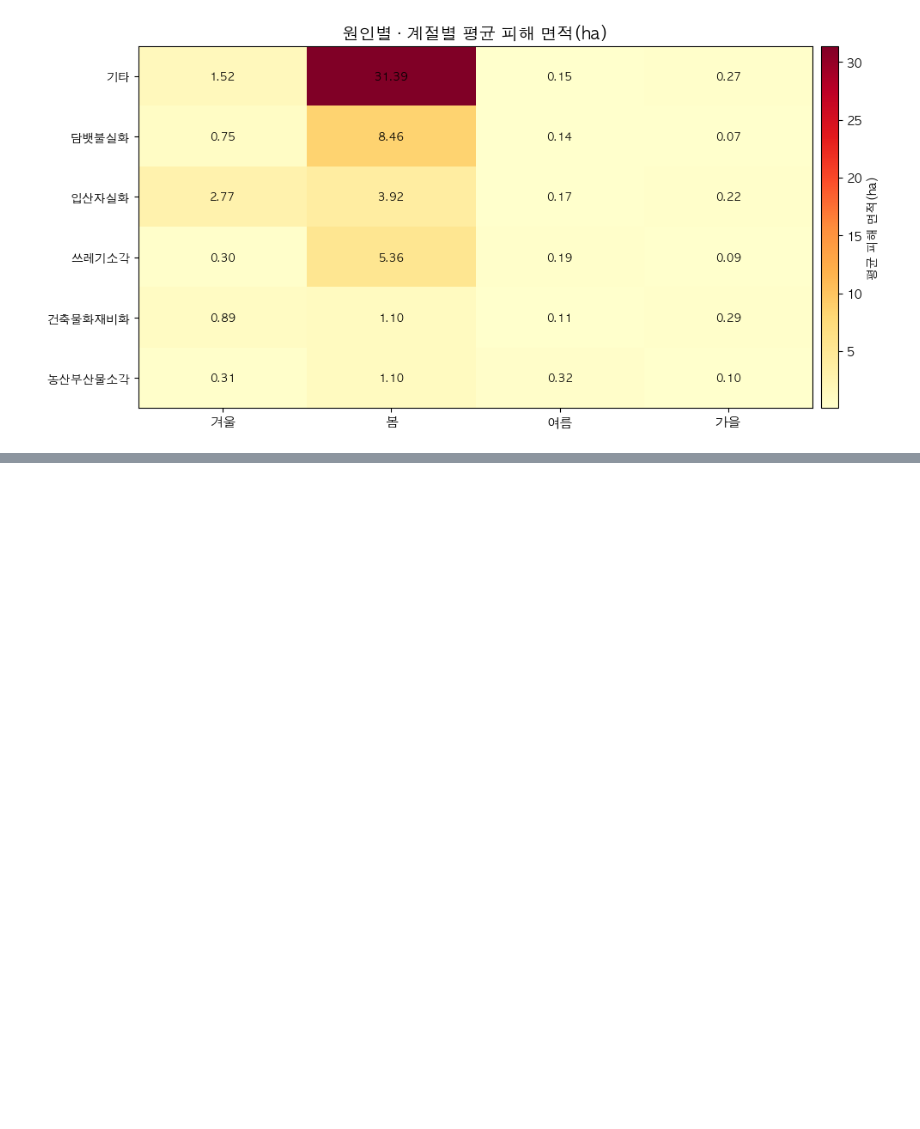
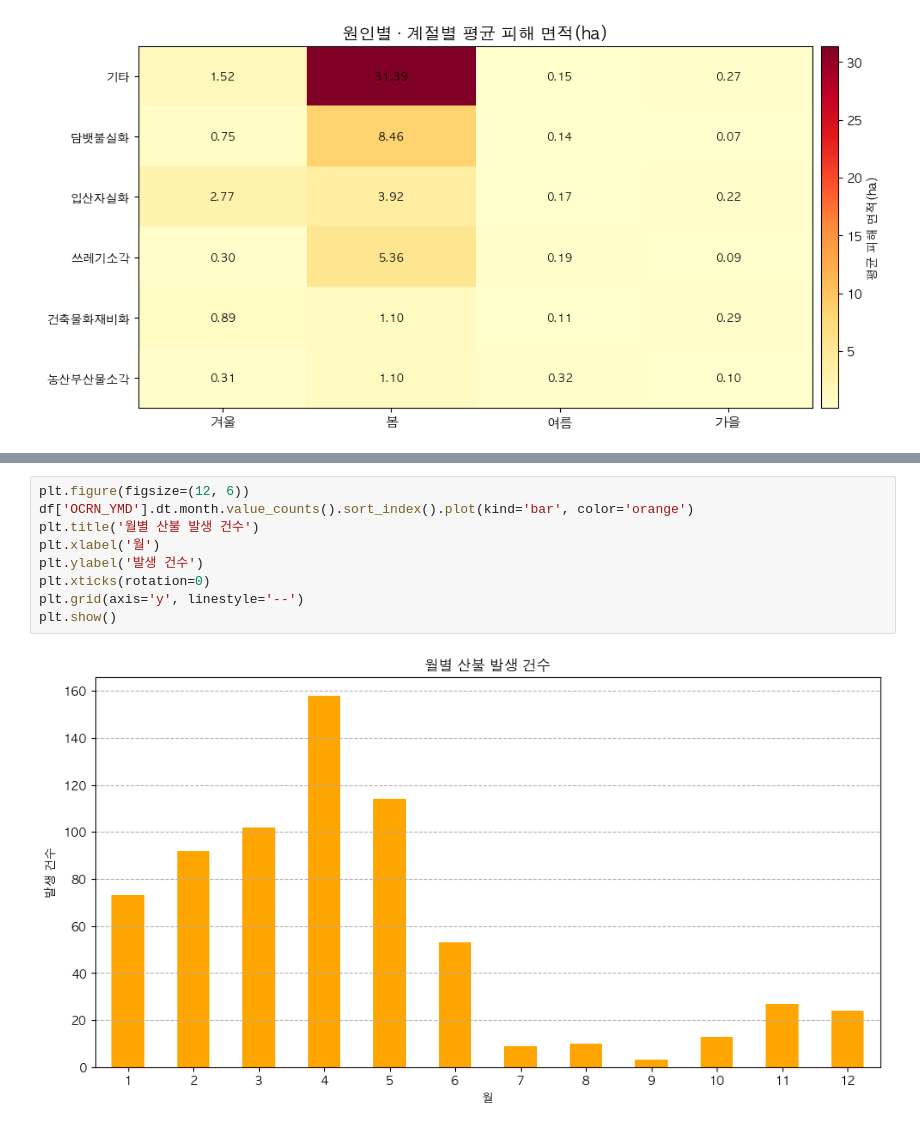
Before and after one commit to SNU-Bigdata-Fintech-AI/Gangwon-Wildfire-Data-Visualization, a Jupyter notebook: src/eda.ipynb, the cells around one changed output, grey strips where cells are left out. Saved outputs shown, nothing was run; the diff lists cells and outputs as text; blank space fills up the shorter version.

```diff
--- a/src/eda.ipynb
+++ b/src/eda.ipynb
@@ -534,0 +563,11 @@ plt.show()
+# %%
+plt.figure(figsize=(12, 6))
+df['OCRN_YMD'].dt.month.value_counts().sort_index().plot(kind='bar', color='orange')
+plt.title('월별 산불 발생 건수')
+plt.xlabel('월')
+plt.ylabel('발생 건수')
+plt.xticks(rotation=0)
+plt.grid(axis='y', linestyle='--')
+plt.show()
+# %% [output]
+[figure, added]
```
Also changed, not shown: parts of 14 cells of this notebook.
